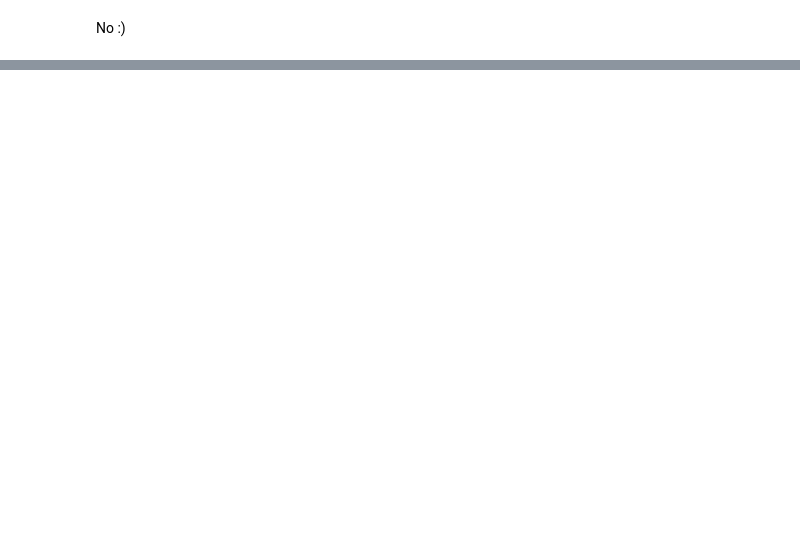
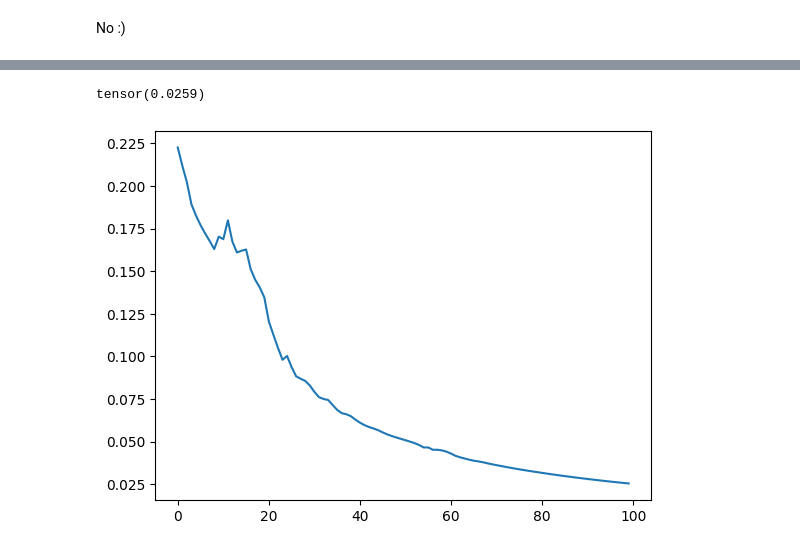
Before and after one commit to martinaegidius/transmembrane-topology, a Jupyter notebook: example_schnet_pipe.ipynb, the cells around one changed output, grey strips where cells are left out. Saved outputs shown, nothing was run; the diff lists cells and outputs as text; code cells hidden in the pictures; blank space fills up the shorter version.

```diff
--- a/example_schnet_pipe.ipynb
+++ b/example_schnet_pipe.ipynb
@@ -649,0 +699,10 @@ sys.version
+# %%
+#lets train the model for 10 epochs using softmax and the labels
+pdb_dir = "./data/graphein_downloads/v4/" #downloaded using AFv4
+trainSet = transmembraneGraphDataset(root=pdb_dir,setType="train",proteinlist=trainnames,labelDict=trainlabels)
+valSet = transmembraneGraphDataset(root=pdb_dir,setType="val",proteinlist=valnames,labelDict=vallabels)
+testSet = transmembraneGraphDataset(root=pdb_dir,setType="test",proteinlist=testnames,labelDict=testlabels)
+
+train_label_dict = trainSet.get_protein_label_dict()
+val_label_dict = valSet.get_protein_label_dict()
+test_label_dict = testSet.get_protein_label_dict()
@@ -649,0 +775,20 @@ sys.version
+# %%
+N_EPOCHS = 200
+epoch_loss = []
+outputs = []
+print_every = 10
+
+#before training prediction
+test_sample = next(iter(trainloader))
+
+pred_before = model.predict(test_sample)
+
+
+for i in range(N_EPOCHS):
+    loss, output = train_single_epoch()
+    epoch_loss.append(loss)
+    outputs.append(output)
+    if(i%print_every==0):
+        print(f"Loss in epoch {i}: {loss}")
+
+pred_after = model.predict(test_sample)
@@ -649,0 +803,10 @@ sys.version
+# %%
+import matplotlib.pyplot as plt
+import numpy as np
+
+#plt.plot(np.arange(1,N_EPOCHS+1,1),epoch_loss)
+plt.plot(epoch_loss)
+print(torch.mean(torch.Tensor(epoch_loss[-5:])))
+# %% [output]
+tensor(0.0259)
+[figure, added]
```
Also changed, not shown: parts of 35 cells of this notebook.
